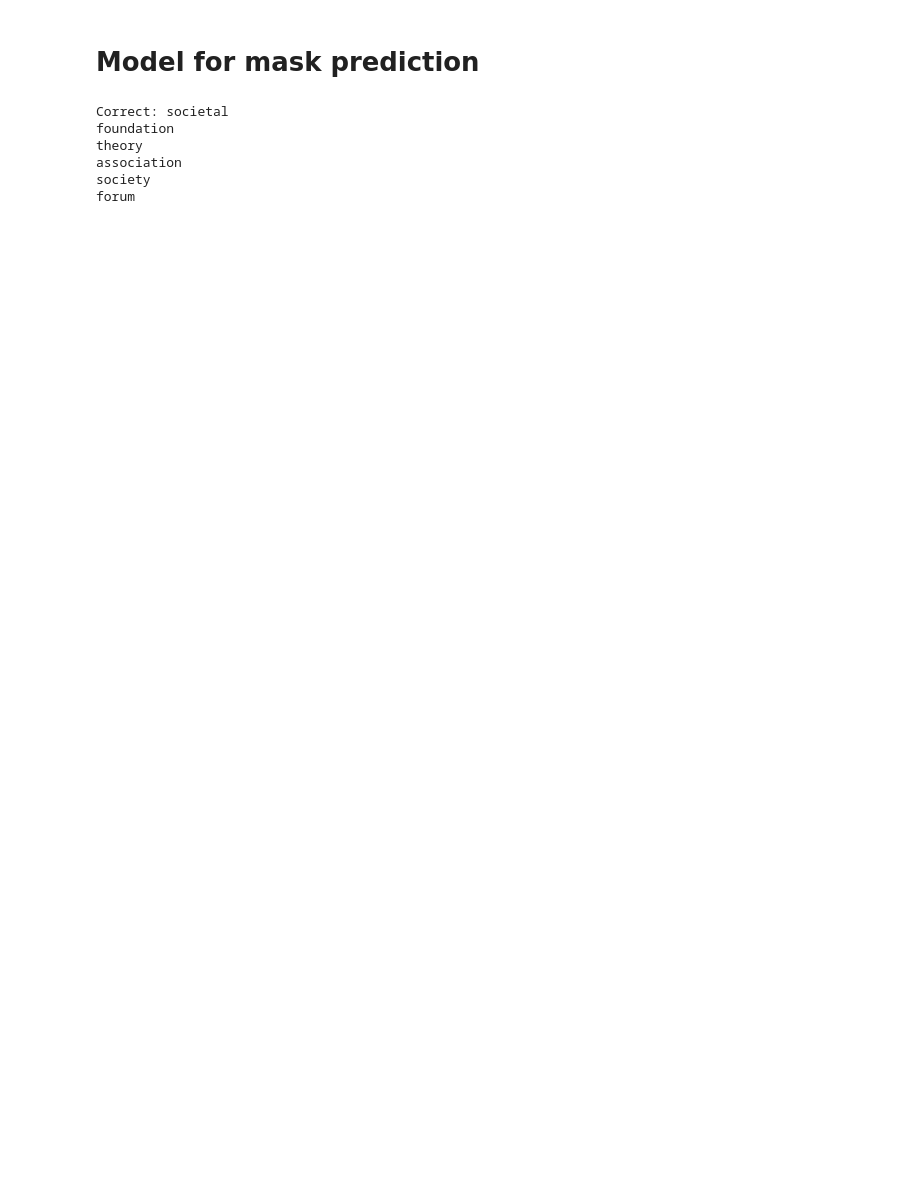
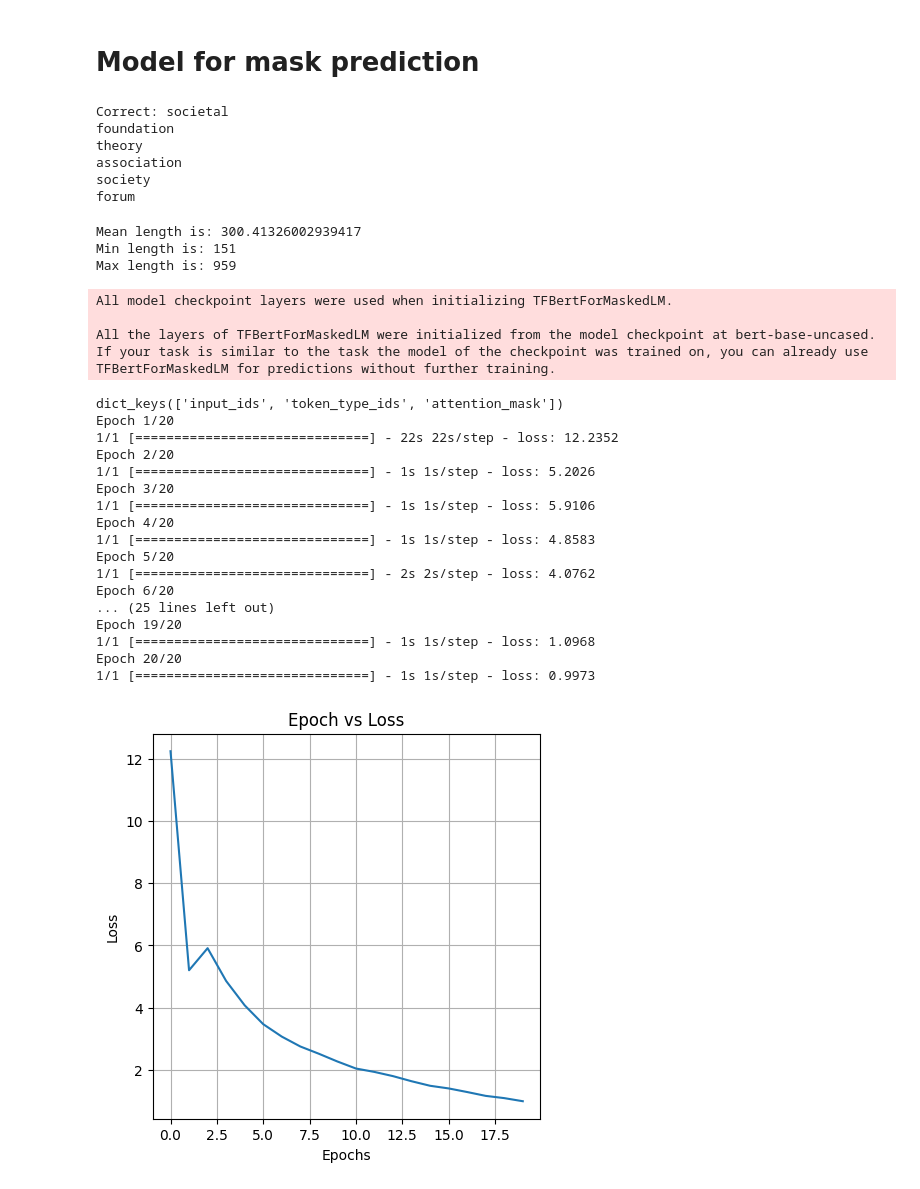
Before and after one commit to Lisa-dk/LTP, a Jupyter notebook: masked_model.ipynb, the cells around one changed output. Saved outputs shown, nothing was run; the diff lists cells and outputs as text; code cells hidden in the pictures; blank space fills up the shorter version.

Commit message:
created the masked argument + some attempt to train

```diff
--- a/masked_model.ipynb
+++ b/masked_model.ipynb
@@ -41,0 +61,5 @@ Found cached dataset touche23-value_eval (/Users/andreeaioanatudor/.cache/huggin
+# %%
+data_train_exploded = data_train.explode('Labels_text')
+data_train_exploded = data_train_exploded.reset_index(drop=True)
+
+data_train_exploded.head()
@@ -69,3 +100,71 @@ theory
 association
 society
 forum
+# %%
+print("Mean length is:",data_train_exploded.Argument_1.str.len().mean())
+print("Min length is:",data_train_exploded.Argument_1.str.len().min())
+print("Max length is:",data_train_exploded.Argument_1.str.len().max())
+# %% [output]
+Mean length is: 300.41326002939417
+Min length is: 151
+Max length is: 959
+# %%
+from transformers import BertTokenizer, TFBertForMaskedLM
+import tensorflow as tf
+import os
+import numpy as np
+import re
+import matplotlib.pyplot as plt
+
+
+arguments_concat = ' '.join(data_train_exploded["Argument_1"])
+arguments_concat_masked = ' '.join(data_train_exploded["Argument_1_mask"])
+
+
+tokenizer = BertTokenizer.from_pretrained('bert-base-uncased')
+model = TFBertForMaskedLM.from_pretrained('bert-base-uncased')
+
+inputs = tokenizer(arguments_concat, max_length=300,truncation=True,padding='max_length',return_tensors='tf')
+inputs_masked = tokenizer(arguments_concat_masked, max_length=300,truncation=True,padding='max_length',return_tensors='tf')
+
+print(inputs.keys())
+
+inputs['labels'] = inputs['input_ids']
+inputs['input_ids'] = inputs_masked['input_ids']
+inputs.keys()
+
+model.compile(optimizer=tf.keras.optimizers.Adam(learning_rate=0.0001),loss=tf.keras.losses.SparseCategoricalCrossentropy(from_logits=True))
+history = model.fit([inputs.input_ids,inputs.attention_mask],inputs.labels,verbose=1,batch_size=64,epochs=20)
+
+losses = history.history['loss']
+fig = plt.figure(figsize=(5,5))
+ax1 = fig.add_subplot(111)
+ax1.plot(range(len(losses)),losses)
+ax1.set_xlabel("Epochs")
+ax1.set_ylabel("Loss")
+ax1.set_title("Epoch vs Loss")
+plt.grid()
+plt.show()
+# %% [output]
+All model checkpoint layers were used when initializing TFBertForMaskedLM.
+
+All the layers of TFBertForMaskedLM were initialized from the model checkpoint at bert-base-uncased.
+If your task is similar to the task the model of the checkpoint was trained on, you can already use TFBertForMaskedLM for predictions without further training.
+dict_keys(['input_ids', 'token_type_ids', 'attention_mask'])
+Epoch 1/20
+1/1 [==============================] - 22s 22s/step - loss: 12.2352
+Epoch 2/20
+1/1 [==============================] - 1s 1s/step - loss: 5.2026
+Epoch 3/20
+1/1 [==============================] - 1s 1s/step - loss: 5.9106
+Epoch 4/20
+1/1 [==============================] - 1s 1s/step - loss: 4.8583
+Epoch 5/20
+1/1 [==============================] - 2s 2s/step - loss: 4.0762
+Epoch 6/20
+... (25 lines left out)
+Epoch 19/20
+1/1 [==============================] - 1s 1s/step - loss: 1.0968
+Epoch 20/20
+1/1 [==============================] - 1s 1s/step - loss: 0.9973
+[figure, added]
```
Also changed, not shown: parts of 4 cells of this notebook.
